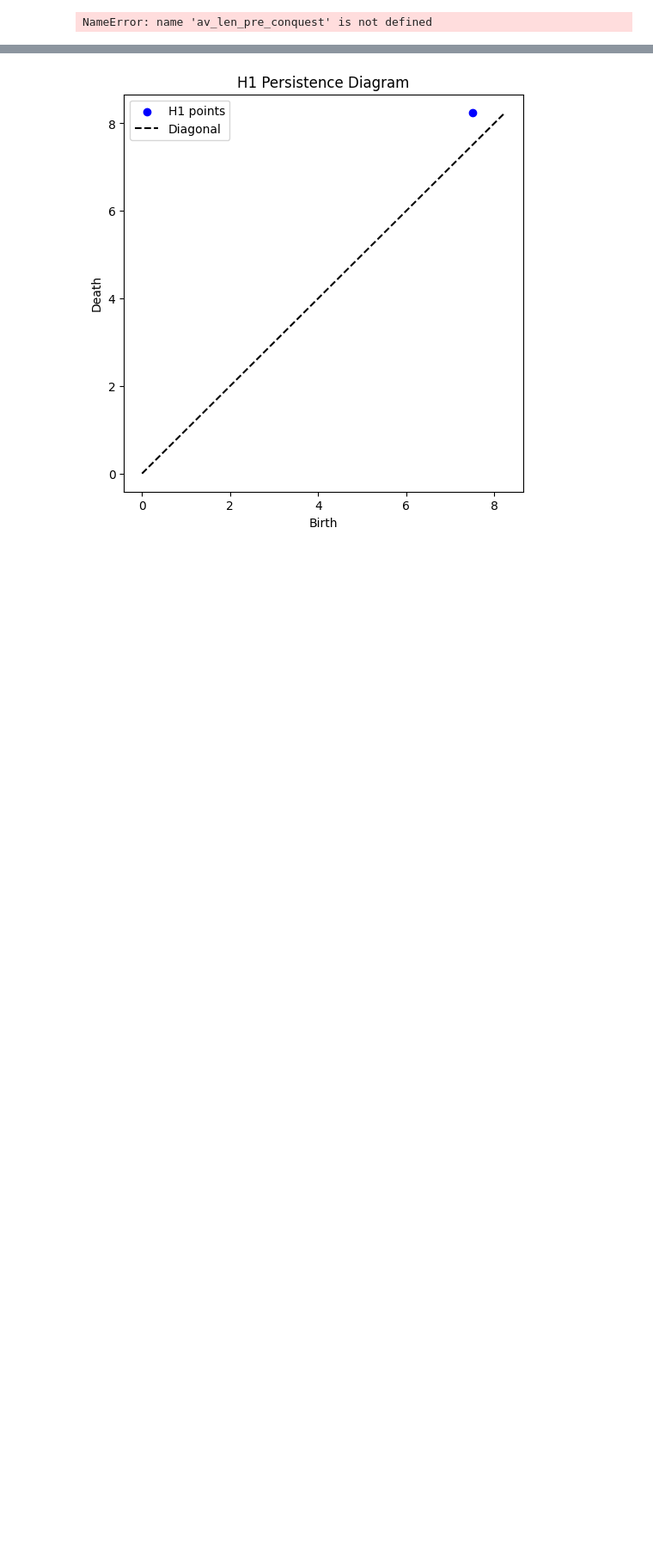
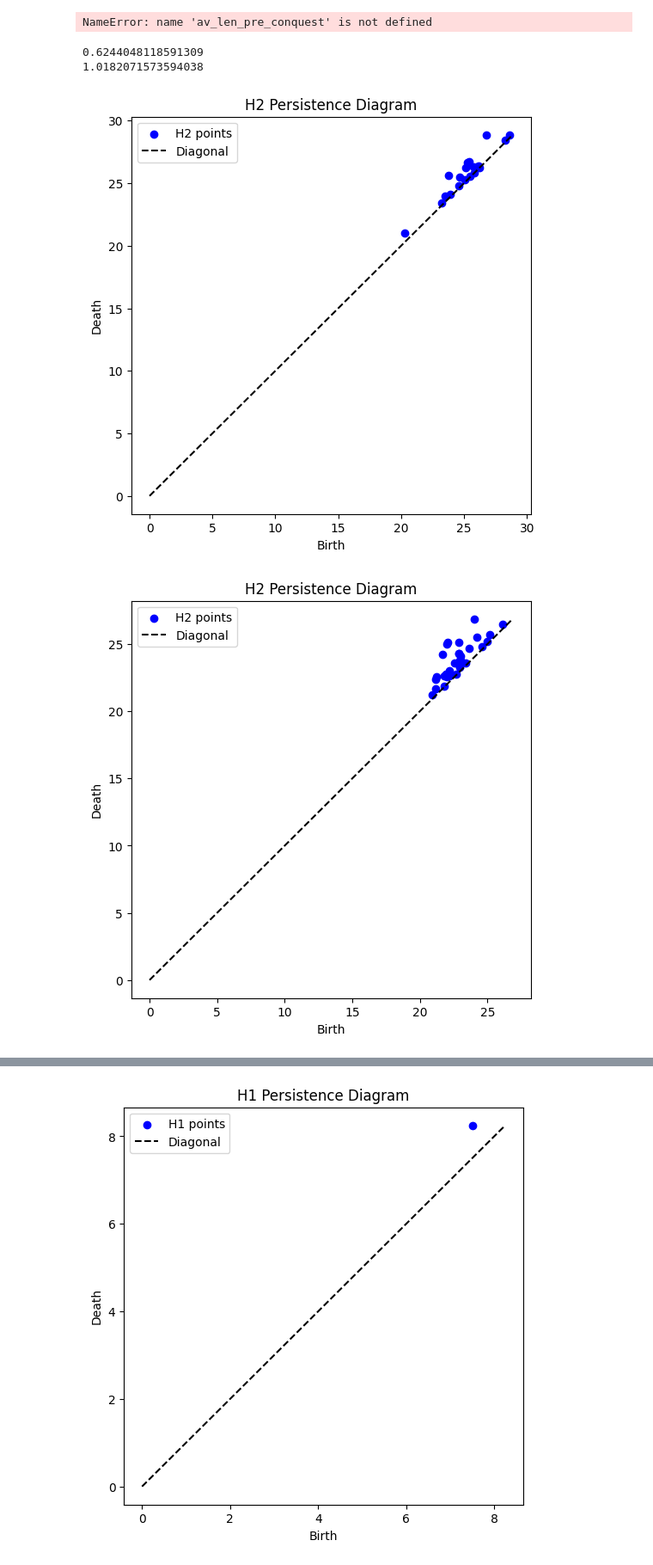
Before and after one commit to GabrielDHu/topology_and_data, a Jupyter notebook: name_systems_jupyter.ipynb, the cells around one changed output, grey strips where cells are left out. Shown at 86% size. Cells and saved outputs as stored; diff of their text form; code cells hidden in the pictures; blank space fills up the shorter version.

Commit message:
More stuff for corner finding, done with names

```diff
--- a/name_systems_jupyter.ipynb
+++ b/name_systems_jupyter.ipynb
@@ -322,6 +322,8 @@ def diagram_from_df(df=None, name_list=None, max_dim=2, hom_group=1, max_dist=np
         names, unweighted_mat = name_mat_weighted_count(df)
     else:
         unweighted_mat = create_dist_mat_2(name_list)
+
+    max_dim = max(hom_group + 1, max_dim)
     #filt = build_vr_from_dist_mat(unweighted_mat, max_dist=max_dist, max_dim=max_dim)
 
     #homology = d.homology_persistence(filt)
@@ -521,3 +541,16 @@ av_post_VIII_2
 print(av_len_pre_conquest, av_len_post_conquest, av_len_1200_99, av_len_1300_99, av_len_1400_99, av_pre_VIII, av_post_VIII_2)
 # %% [output]
 NameError: name 'av_len_pre_conquest' is not defined
+# %%
+fig, ax, av_len_pre_conquest = diagram_from_df(name_list=pre_conquest, hom_group=2)
+
+print(av_len_pre_conquest)
+
+fig, ax, av_len_post_conquest = diagram_from_df(name_list=post_conquest, hom_group=2)
+
+print(av_len_post_conquest)
+# %% [output]
+0.6244048118591309
+1.0182071573594038
+[figure, added]
+[figure, added]
```
Also changed, not shown: parts of 19 cells of this notebook, 28 other files.
